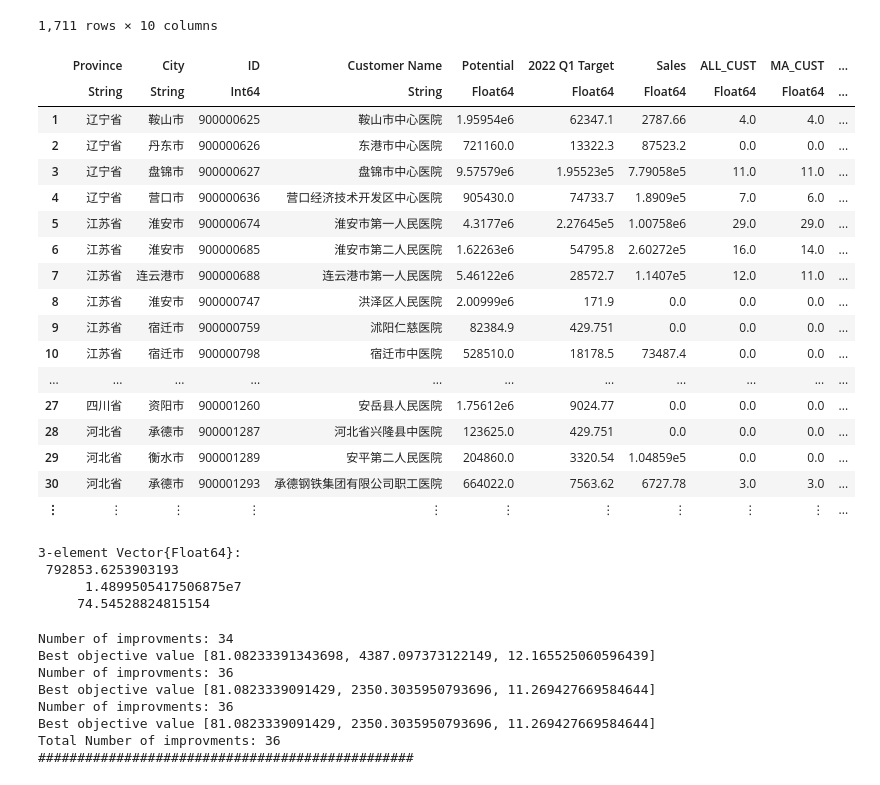
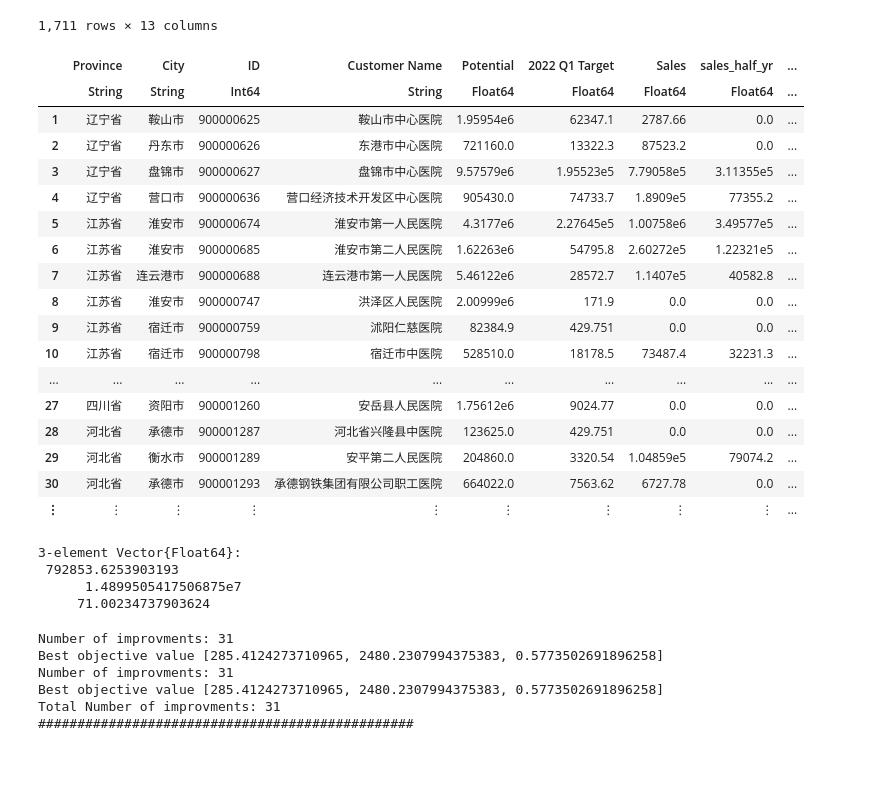
Before and after one commit to cyclonestab/Programming-Solver, a Jupyter notebook: test0.ipynb, the cells around one changed output. Drawn from its saved outputs; the diff is of its cells as text; code cells hidden in the pictures.

Commit message:
data change

```diff
--- a/test0.ipynb
+++ b/test0.ipynb
@@ -5,32 +5,32 @@ using StatsBase
 # %%
 function min_max_scale(x)
     dt = fit(UnitRangeTransform, x, dims=1)
     StatsBase.transform(dt, x)
 end
 
-data = load("processed_data_693791a9.csv")|>DataFrame
+data = load("processed_data_a9a4affa.csv")|>DataFrame
 rename!(data, (:sales => :Sales),(Symbol("Customer Id")=>:ID))
 sort!(data, :ID)
 # %% [output]
-1,711 rows × 10 columns
+1,711 rows × 13 columns
-|  | Province | City | ID | Customer Name | Potential | 2022 Q1 Target | Sales | ALL_CUST | MA_CUST | ... |
-|  | String | String | Int64 | String | Float64 | Float64 | Float64 | Float64 | Float64 | ... |
-| 1 | 辽宁省 | 鞍山市 | 900000625 | 鞍山市中心医院 | 1.95954e6 | 62347.1 | 2787.66 | 4.0 | 4.0 | ... |
-| 2 | 辽宁省 | 丹东市 | 900000626 | 东港市中心医院 | 721160.0 | 13322.3 | 87523.2 | 0.0 | 0.0 | ... |
-| 3 | 辽宁省 | 盘锦市 | 900000627 | 盘锦市中心医院 | 9.57579e6 | 1.95523e5 | 7.79058e5 | 11.0 | 11.0 | ... |
-| 4 | 辽宁省 | 营口市 | 900000636 | 营口经济技术开发区中心医院 | 905430.0 | 74733.7 | 1.8909e5 | 7.0 | 6.0 | ... |
-| 5 | 江苏省 | 淮安市 | 900000674 | 淮安市第一人民医院 | 4.3177e6 | 2.27645e5 | 1.00758e6 | 29.0 | 29.0 | ... |
-| 6 | 江苏省 | 淮安市 | 900000685 | 淮安市第二人民医院 | 1.62263e6 | 54795.8 | 2.60272e5 | 16.0 | 14.0 | ... |
-| 7 | 江苏省 | 连云港市 | 900000688 | 连云港市第一人民医院 | 5.46122e6 | 28572.7 | 1.1407e5 | 12.0 | 11.0 | ... |
-| 8 | 江苏省 | 淮安市 | 900000747 | 洪泽区人民医院 | 2.00999e6 | 171.9 | 0.0 | 0.0 | 0.0 | ... |
-| 9 | 江苏省 | 宿迁市 | 900000759 | 沭阳仁慈医院 | 82384.9 | 429.751 | 0.0 | 0.0 | 0.0 | ... |
-| 10 | 江苏省 | 宿迁市 | 900000798 | 宿迁市中医院 | 528510.0 | 18178.5 | 73487.4 | 0.0 | 0.0 | ... |
-| ... | ... | ... | ... | ... | ... | ... | ... | ... | ... | ... |
-| 27 | 四川省 | 资阳市 | 900001260 | 安岳县人民医院 | 1.75612e6 | 9024.77 | 0.0 | 0.0 | 0.0 | ... |
-| 28 | 河北省 | 承德市 | 900001287 | 河北省兴隆县中医院 | 123625.0 | 429.751 | 0.0 | 0.0 | 0.0 | ... |
-| 29 | 河北省 | 衡水市 | 900001289 | 安平第二人民医院 | 204860.0 | 3320.54 | 1.04859e5 | 0.0 | 0.0 | ... |
-| 30 | 河北省 | 承德市 | 900001293 | 承德钢铁集团有限公司职工医院 | 664022.0 | 7563.62 | 6727.78 | 3.0 | 3.0 | ... |
-| ⋮ | ⋮ | ⋮ | ⋮ | ⋮ | ⋮ | ⋮ | ⋮ | ⋮ | ⋮ | ... |
+|  | Province | City | ID | Customer Name | Potential | 2022 Q1 Target | Sales | sales_half_yr | ... |
+|  | String | String | Int64 | String | Float64 | Float64 | Float64 | Float64 | ... |
+| 1 | 辽宁省 | 鞍山市 | 900000625 | 鞍山市中心医院 | 1.95954e6 | 62347.1 | 2787.66 | 0.0 | ... |
+| 2 | 辽宁省 | 丹东市 | 900000626 | 东港市中心医院 | 721160.0 | 13322.3 | 87523.2 | 0.0 | ... |
+| 3 | 辽宁省 | 盘锦市 | 900000627 | 盘锦市中心医院 | 9.57579e6 | 1.95523e5 | 7.79058e5 | 3.11355e5 | ... |
+| 4 | 辽宁省 | 营口市 | 900000636 | 营口经济技术开发区中心医院 | 905430.0 | 74733.7 | 1.8909e5 | 77355.2 | ... |
+| 5 | 江苏省 | 淮安市 | 900000674 | 淮安市第一人民医院 | 4.3177e6 | 2.27645e5 | 1.00758e6 | 3.49577e5 | ... |
+| 6 | 江苏省 | 淮安市 | 900000685 | 淮安市第二人民医院 | 1.62263e6 | 54795.8 | 2.60272e5 | 1.22321e5 | ... |
+| 7 | 江苏省 | 连云港市 | 900000688 | 连云港市第一人民医院 | 5.46122e6 | 28572.7 | 1.1407e5 | 40582.8 | ... |
+| 8 | 江苏省 | 淮安市 | 900000747 | 洪泽区人民医院 | 2.00999e6 | 171.9 | 0.0 | 0.0 | ... |
+| 9 | 江苏省 | 宿迁市 | 900000759 | 沭阳仁慈医院 | 82384.9 | 429.751 | 0.0 | 0.0 | ... |
+| 10 | 江苏省 | 宿迁市 | 900000798 | 宿迁市中医院 | 528510.0 | 18178.5 | 73487.4 | 32231.3 | ... |
+| ... | ... | ... | ... | ... | ... | ... | ... | ... | ... |
+| 27 | 四川省 | 资阳市 | 900001260 | 安岳县人民医院 | 1.75612e6 | 9024.77 | 0.0 | 0.0 | ... |
+| 28 | 河北省 | 承德市 | 900001287 | 河北省兴隆县中医院 | 123625.0 | 429.751 | 0.0 | 0.0 | ... |
+| 29 | 河北省 | 衡水市 | 900001289 | 安平第二人民医院 | 204860.0 | 3320.54 | 1.04859e5 | 79074.2 | ... |
+| 30 | 河北省 | 承德市 | 900001293 | 承德钢铁集团有限公司职工医院 | 664022.0 | 7563.62 | 6727.78 | 0.0 | ... |
+| ⋮ | ⋮ | ⋮ | ⋮ | ⋮ | ⋮ | ⋮ | ⋮ | ⋮ | ... |
 # %%
 # data[:,5:end]=mapcols(min_max_scale, data[:,5:end])
 # data
@@ -41,22 +47,16 @@ function objective(partition, data, n=3)
     group_cust_counts = [data.ALL_CUST[partition .== i]|>sum for i ∈ 1:n] |> std
     [group_sales,group_potential,group_cust_counts]
 end
+
+ϵ = objective(partition, data, n_partition)
+total_no_of_improvment = 0
 objective(partition,data)
 # %% [output]
 3-element Vector{Float64}:
  792853.6253903193
       1.4899505417506875e7
-     74.54528824815154
+     71.00234737903624
 # %%
-n = nrow(data)
-n_partition = 3
-m = nrow(data) % 3
-partition = repeat(collect(1:3), n ÷ 3)
-append!(partition, collect(1:3)[begin:m])
-
-ϵ = objective(partition, data, n_partition)
-total_no_of_improvment = 0
-
 for t ∈ 1:10
     no_of_improvment = 0
     for loc1 ∈ 1:n
@@ -82,13 +82,11 @@ end
 println("Total Number of improvments: $(total_no_of_improvment)")
 println("################################################")
 # %% [output]
-Number of improvments: 34
-Best objective value [81.08233391343698, 4387.097373122149, 12.165525060596439]
-Number of improvments: 36
-Best objective value [81.0823339091429, 2350.3035950793696, 11.269427669584644]
-Number of improvments: 36
-Best objective value [81.0823339091429, 2350.3035950793696, 11.269427669584644]
-Total Number of improvments: 36
+Number of improvments: 31
+Best objective value [285.4124273710965, 2480.2307994375383, 0.5773502691896258]
+Number of improvments: 31
+Best objective value [285.4124273710965, 2480.2307994375383, 0.5773502691896258]
+Total Number of improvments: 31
 ################################################
 # %%
 insertcols!(data,1,(:Partition=>partition))
```
Also changed, not shown: parts of 9 cells of this notebook, 3 other files.
